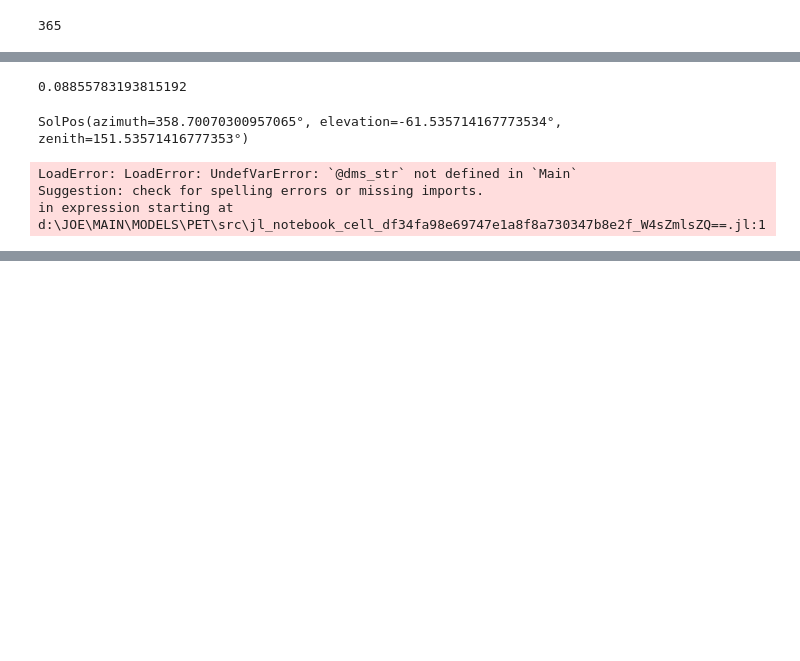
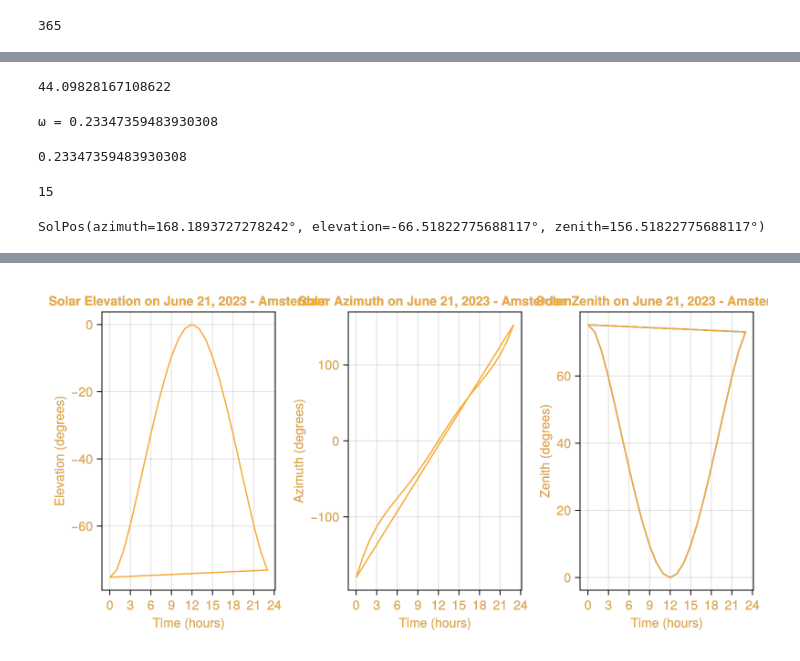
Before and after one commit to AquaPore/PET, a Jupyter notebook: src/Pet_Output.ipynb, the cells around one changed output, grey strips where cells are left out. Cells and saved outputs as stored; diff of their text form; code cells hidden in the pictures; blank space fills up the shorter version.

```diff
--- a/src/Pet_Output.ipynb
+++ b/src/Pet_Output.ipynb
@@ -24,33 +24,84 @@ Hour            = 1
 # %%
 		DayOfYear = 1
-		Hour = 11.98
+		Hour = 15
 		Lz = 0.
-		Lm = 6.4633
+		Lm = 0
 		B  = 2 * π * (DayOfYear - 81) / 364
 		Sc = 0.1645 * sin(2*B) - 0.1255 * cos(B) - 0.025 * sin(B)
-		ω  = ((Hour + 0.06667 * (Lz - Lm) * Sc ) - 12.0) * π / 12.0
+		ω  = ((Hour + 0.06667 * (Lz - Lm) + Sc ) - 12.0) * π / 12.0
 
 		180 * ω / (π)
 # %% [output]
-0.08855783193815192
+44.09828167108622
+# %%
+using SolarPosition, Dates, CairoMakie
+
+# define observer location (latitude, longitude, altitude in meters)
+obs = Observer(52.35888, 0.0, 100.0)  # Van Gogh Museum, Amsterdam
+
+times = DateTime(2023, 1, 1, 13);
+
+positions = solar_position(obs, times, PSA(), HUGHES());
+SolarNoon = SolarPosition.Utilities.next_solar_noon(obs,DateTime(2023, 1, 1), SPA())
+
+positions_SolarNoon = solar_position(obs, SolarNoon, PSA(), HUGHES())
+
+ω = (positions.azimuth.-positions_SolarNoon.azimuth) * 2.0 * π / 360
+
+@show (ω)
+# @show (positions.zenith.-positions_SolarNoon.zenith)
+# %% [output]
+ω = 0.23347359483930308
+0.23347359483930308
+# %%
+Tsunrise = SolarPosition.next_sunrise(obs, DateTime(2023, 1, 1, 1))
+Dates.hour(Tsunrise)
+Tsunset = SolarPosition.next_sunset(obs, DateTime(2023, 1, 1, 1))
+Dates.hour(Tsunset)
+# %% [output]
+15
 # %%
 using SolarPosition, Dates, TimeZones
 
 # define observer location (latitude, longitude, altitude in meters)
-obs = Observer(51.5, 0.1276, 100.0)  # Van Gogh Museum, Amsterdam
+obs = Observer(0., 6., 100.0)  # Van Gogh Museum, Amsterdam
 tz = TimeZone("Europe/London")
 
 # a few hours of timestamps
-times = DateTime(2023, 1, 1, 0)
+times = DateTime(2023, 1, 1, 24)
 
 # compute solar positions for all timestamps
 positions = solar_position(obs, times)
 positions
 # %% [output]
-SolPos(azimuth=358.70070300957065°, elevation=-61.535714167773534°, zenith=151.53571416777353°)
+SolPos(azimuth=168.1893727278242°, elevation=-66.51822775688117°, zenith=156.51822775688117°)
-# %%
-dms"1°2′3″"deg
-# %% [output]
-LoadError: LoadError: UndefVarError: `@dms_str` not defined in `Main`
-Suggestion: check for spelling errors or missing imports.
-in expression starting at d:\JOE\MAIN\MODELS\PET\src\jl_notebook_cell_df34fa98e69747e1a8f8a730347b8e2f_W4sZmlsZQ==.jl:1
+# %%
+using SolarPosition, Dates, CairoMakie
+
+# define observer location (latitude, longitude, altitude in meters)
+obs = Observer(52.35888, 1.0, 100.0)  # Van Gogh Museum, Amsterdam
+times = collect(DateTime(2023, 1, 1, 0):Minute(60):DateTime(2023, 1, 1, 24));
+
+positions = solar_position(obs, times, PSA(), HUGHES());
+SolarNoon = SolarPosition.Utilities.next_solar_noon(obs,DateTime(2023, 1, 1), SPA())
+
+positions_SolarNoon = solar_position(obs, SolarNoon, PSA(), HUGHES())
+
+
+# plot elevation and azimuth over the day
+fig = Figure(backgroundcolor = :transparent, textcolor= "#f5ab35", size = (800, 400))
+ax1 = Axis(fig[1, 1], xlabel = "Time (hours)", ylabel = "Elevation (degrees)",
+    title = "Solar Elevation on June 21, 2023 - Amsterdam",
+    xticks = 0:3:24)
+ax2 = Axis(fig[1, 2], xlabel = "Time (hours)", ylabel = "Azimuth (degrees)",
+    title = "Solar Azimuth on June 21, 2023 - Amsterdam",
+    xticks = 0:3:24)
+ax3 = Axis(fig[1, 3], xlabel = "Time (hours)", ylabel = "Zenith (degrees)",
+    title = "Solar Zenith on June 21, 2023 - Amsterdam", backgroundcolor = :transparent,
+    xticks = 0:3:24)
+times_hours = [Dates.hour(t) + Dates.minute(t)/60 for t in times]
+lines!(ax1, times_hours, positions.elevation .- positions_SolarNoon.elevation, color = "#f5ab35")
+lines!(ax2, times_hours, positions.azimuth.-positions_SolarNoon.azimuth, color = "#f5ab35")
+lines!(ax3, times_hours, positions.zenith.-positions_SolarNoon.zenith, color = "#f5ab35")
+fig
+# %% [output]
@@ -56,0 +109 @@ in expression starting at d:\JOE\MAIN\MODELS\PET\src\jl_notebook_cell_df34fa98e6
+[figure, added]
```
Also changed, not shown: parts of 2 cells of this notebook, 4 other files.
